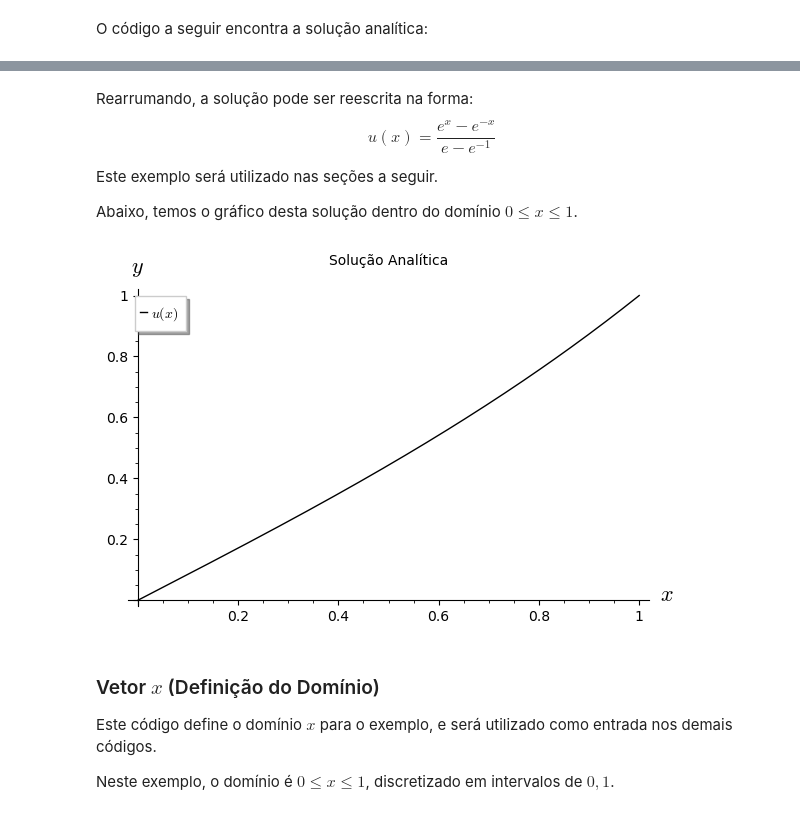
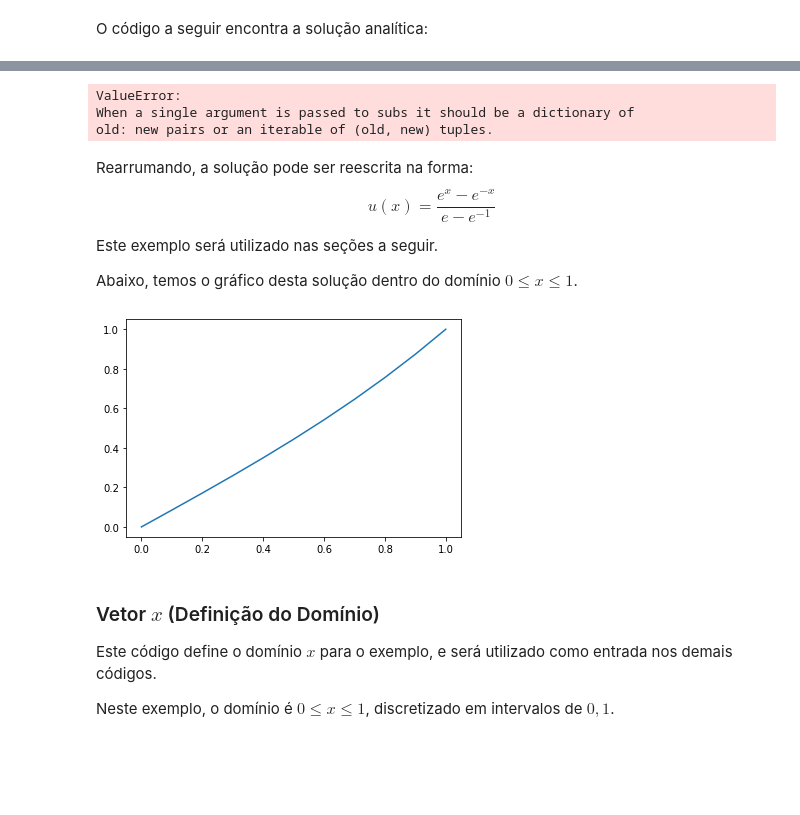
Before and after one commit to noedelima/Uff_MEFpy, a Jupyter notebook: MEFPY.ipynb, the cells around one changed output, grey strips where cells are left out. Saved outputs shown, nothing was run; the diff lists cells and outputs as text; code cells hidden in the pictures; blank space fills up the shorter version.

```diff
--- a/MEFPY.ipynb
+++ b/MEFPY.ipynb
@@ -64,7 +66,8 @@ Considere a seguinte equação diferencial e suas condições de contorno:
 
 O código em SageMath a seguir coloca esta equação em uma variável:
 # %%
-(x) = var('x') # Cria a variável independente x
-u = function('u')(x) # Cria a variável dependente u(x)
-eqn = diff(u,x,2) - u == 0; # Equação Diferencial $\frac{d^{2}u}{dx^{2}}-u=0$
+x = sym.symbols('x') # Cria a variável independente x
+u = sym.Function('u') # Cria a variável dependente u(x)
+eqn = sym.Eq(sym.diff(u(x),x,2) - u(x), 0); # Equação Diferencial $\frac{d^{2}u}{dx^{2}}-u=0$
+display(eqn)
 # %% [output]
@@ -83,0 +82,6 @@ html(MathJax().eval(latex(analitc))) # Apresenta a solução inline
+# %%
+u.subs(x,0)
+# %% [output]
+ValueError:
+When a single argument is passed to subs it should be a dictionary of
+old: new pairs or an iterable of (old, new) tuples.
@@ -93,8 +101,11 @@ Abaixo, temos o gráfico desta solução dentro do domínio $0 \leqslant x \leqs
+# %%
+def yexata(x):
+    return sinh(x)/sinh(1)
 # %%
-exata = plot(analitc,(x,0,1),color='black',legend_label='$u(x)$',axes_labels=['$x$', '$y$'],title='Solução Analítica') # Plota a solução u(x) no intervalo (0 < x < 1)
-exata.show()
+exata = plt.plot(xd,yexata(xd)) # Plota a solução u(x) no intervalo (0 < x < 1)
+#exata.show()
 # %% [output]
-[figure, old version]
+[figure, new version]
 # %% [markdown]
 ### Vetor $x$ (Definição do Domínio)
 
```
Also changed, not shown: parts of 17 cells of this notebook, 1 other file.
